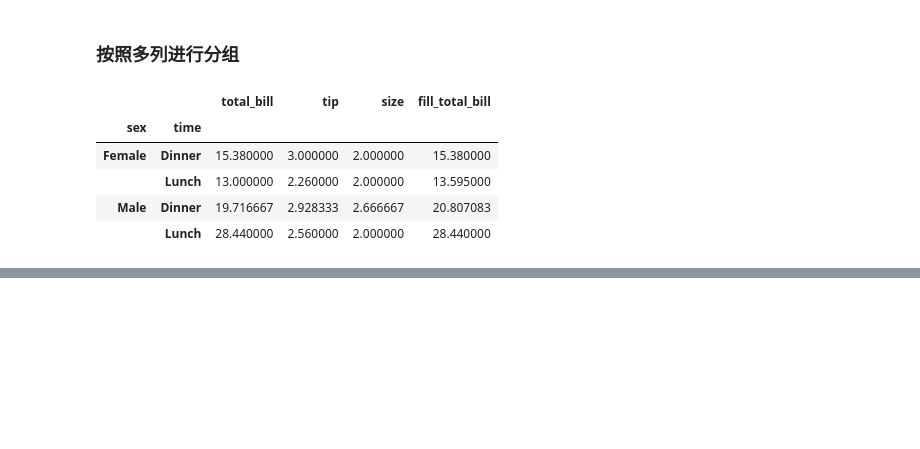
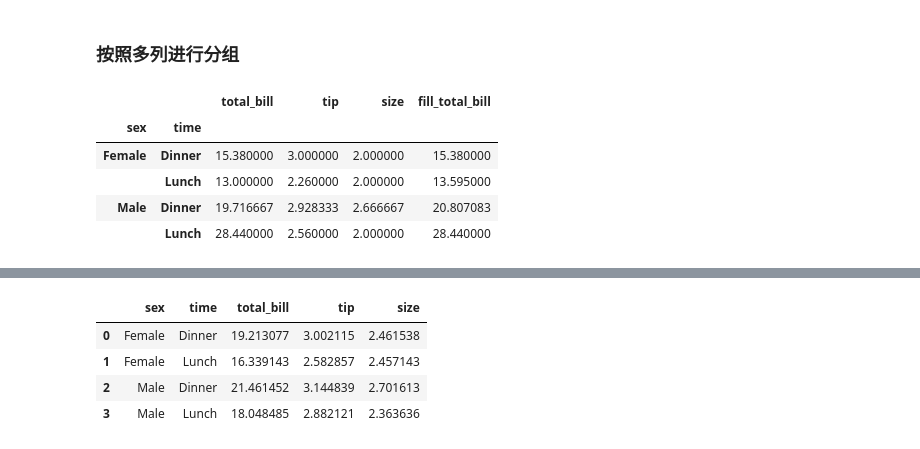
Before and after one commit to JohnChow96927/python-bigdata, a Jupyter notebook: Pandas/day3_220121_数据清洗&数据组合与分组/05-Pandas数据分组.ipynb, the cells around one changed output, grey strips where cells are left out. Cells and saved outputs as stored; diff of their text form; code cells hidden in the pictures; blank space fills up the shorter version.

```diff
--- a/Pandas/day3_220121_数据清洗&数据组合与分组/05-Pandas数据分组.ipynb
+++ b/Pandas/day3_220121_数据清洗&数据组合与分组/05-Pandas数据分组.ipynb
@@ -529,0 +547,9 @@ Index(['total_bill', 'tip', 'size', 'fill_total_bill'], dtype='object')
+# %%
+# as_index=False：分组字段不作为结果中的行标签索引
+tips.groupby(['sex', 'time'], as_index=False).mean()
+# %% [output]
+|  | sex | time | total_bill | tip | size |
+| 0 | Female | Dinner | 19.213077 | 3.002115 | 2.461538 |
+| 1 | Female | Lunch | 16.339143 | 2.582857 | 2.457143 |
+| 2 | Male | Dinner | 21.461452 | 3.144839 | 2.701613 |
+| 3 | Male | Lunch | 18.048485 | 2.882121 | 2.363636 |
```
Also changed, not shown: parts of 22 cells of this notebook.
